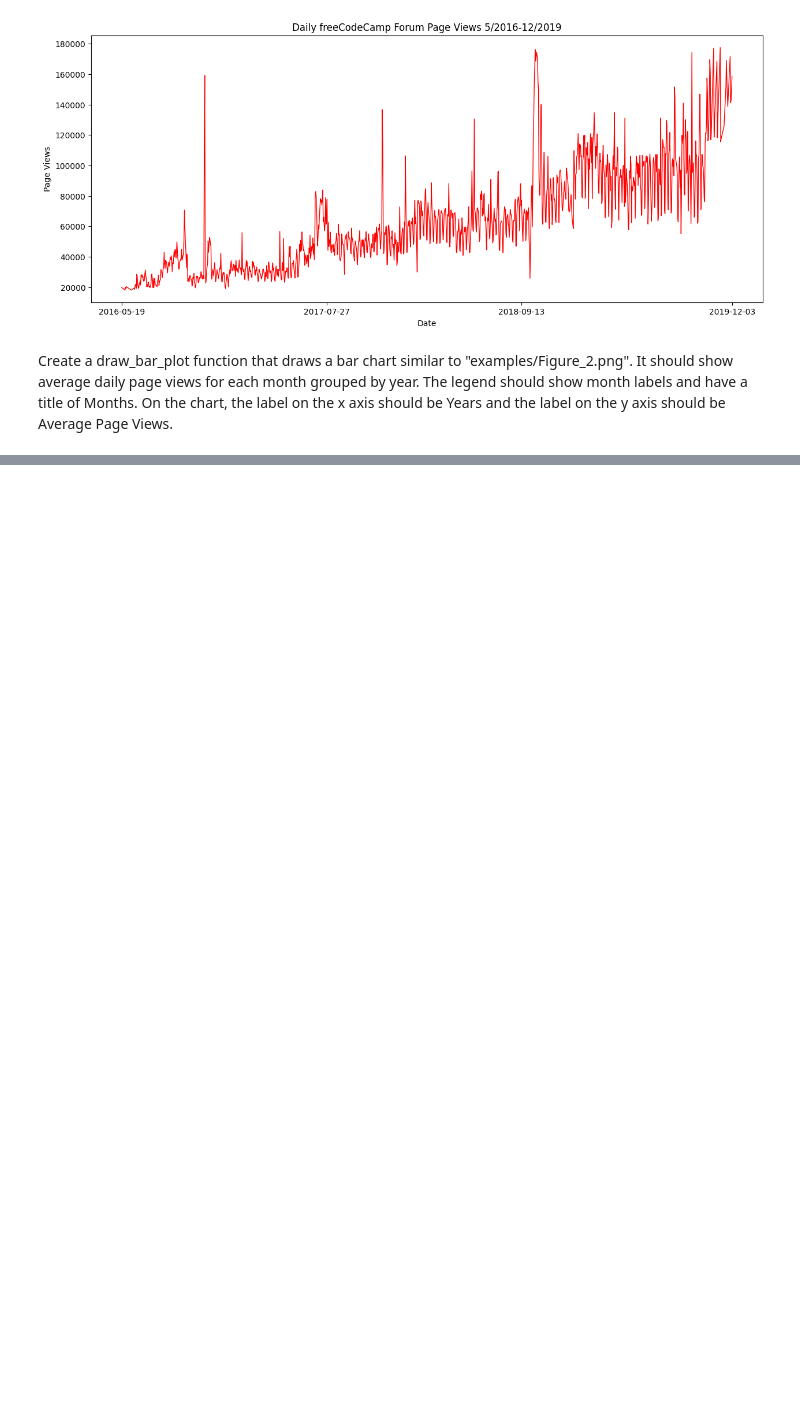
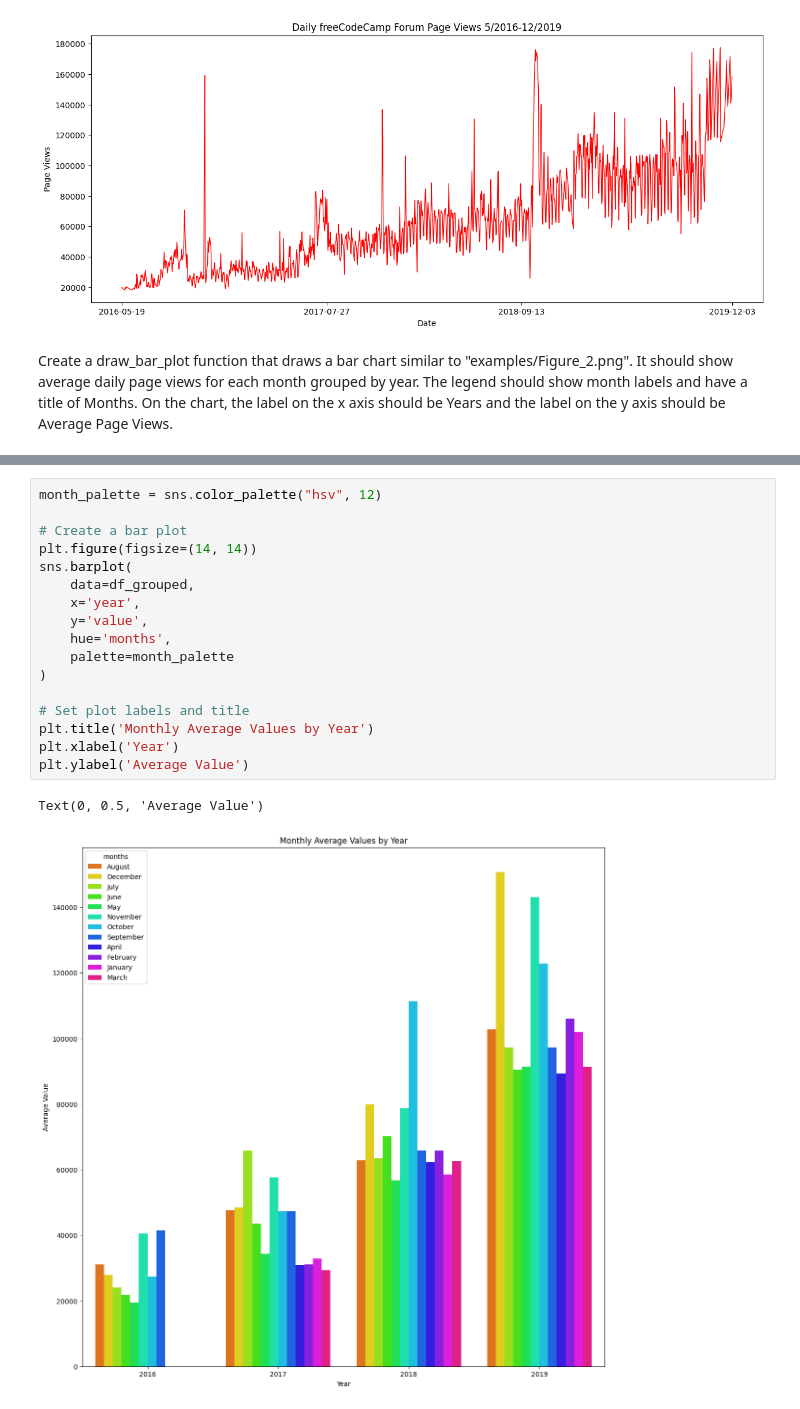
Before and after one commit to arunjith-official/page-view-visualizer, a Jupyter notebook: workbook.ipynb, the cells around one changed output, grey strips where cells are left out. Cells and saved outputs as stored; diff of their text form; blank space fills up the shorter version.

```diff
--- a/workbook.ipynb
+++ b/workbook.ipynb
@@ -100,0 +107,20 @@ df_grouped.head()
+# %%
+month_palette = sns.color_palette("hsv", 12)
+
+# Create a bar plot
+plt.figure(figsize=(14, 14))
+sns.barplot(
+    data=df_grouped,
+    x='year',
+    y='value',
+    hue='months',
+    palette=month_palette
+)
+
+# Set plot labels and title
+plt.title('Monthly Average Values by Year')
+plt.xlabel('Year')
+plt.ylabel('Average Value')
+# %% [output]
+Text(0, 0.5, 'Average Value')
+[figure, added]
```
Also changed, not shown: parts of 5 cells of this notebook, 2 other files.
